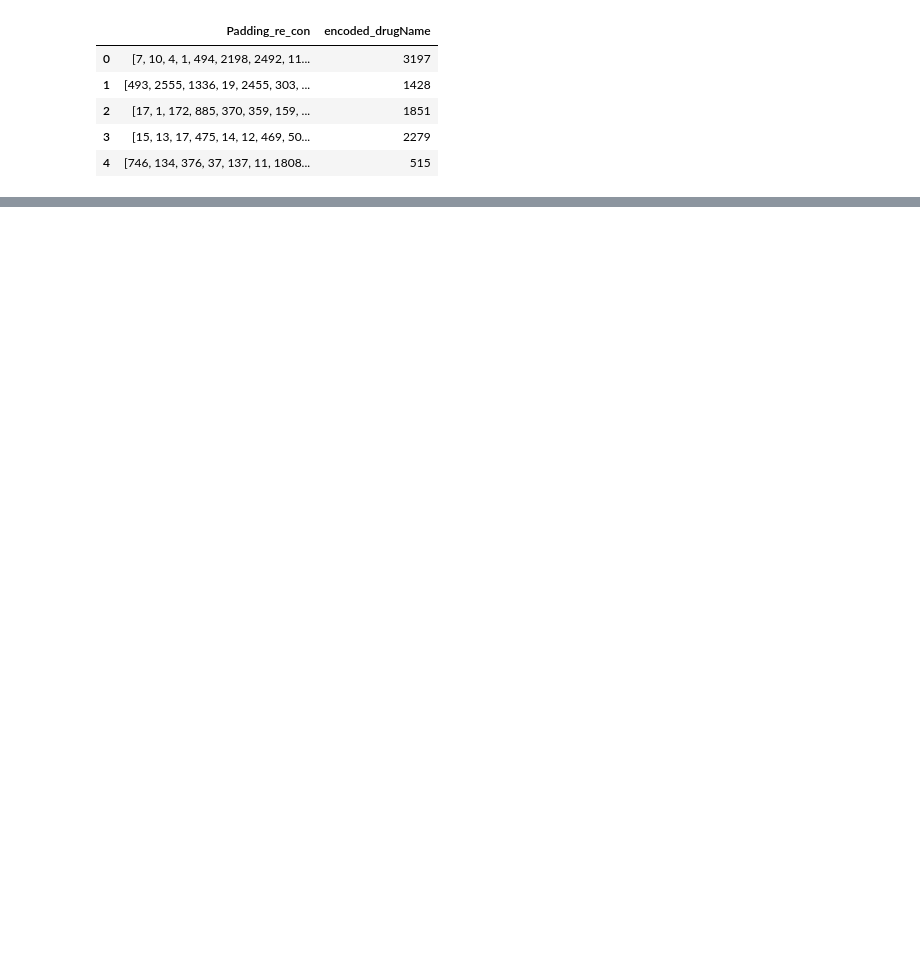
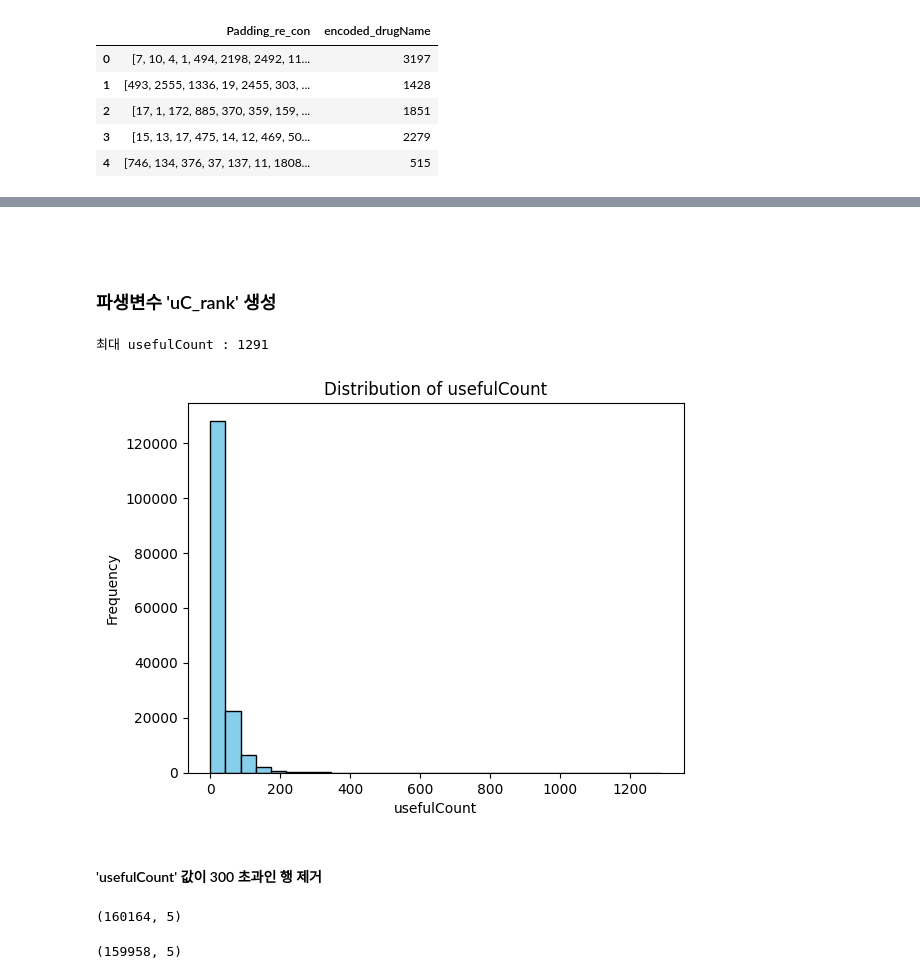
Before and after one commit to 2j0123/Drug-Review-Data-Predictions-Drug-Name, a Jupyter notebook: Drug_Data_Preprocess.ipynb, the cells around one changed output, grey strips where cells are left out. Cells and saved outputs as stored; diff of their text form; code cells hidden in the pictures; blank space fills up the shorter version.

```diff
--- a/Drug_Data_Preprocess.ipynb
+++ b/Drug_Data_Preprocess.ipynb
@@ -557,2 +542,0 @@ drug_data.head()
-# %%
-drug_data['sentiment'] = drug_data['rating'].apply(lambda x: 1 if x >= 8 else (2 if x >= 5 else 3))
@@ -672,0 +667,2 @@ drug_data_for_h20.head()
+# %%
+drug_data_for_weight = drug_data.drop(columns=['uniqueID', 'drugName', 'condition', 'review', 'date', 'fixed_review', 'fixed_condition', 'Combined_re_con', 'fixed_date'])
@@ -672,0 +682,2 @@ drug_data_for_h20.head()
+# %%
+drug_data_for_weight['sentiment'] = drug_data_for_weight['rating'].apply(lambda x: 3 if x >= 8 else (2 if x >= 5 else 1))
@@ -672,0 +693,24 @@ drug_data_for_h20.head()
+# %% [markdown]
+####
+# %% [markdown]
+### 파생변수 'uC_rank' 생성
+# %%
+import matplotlib.pyplot as plt
+
+max_value = max(drug_data_for_weight['usefulCount'])
+print("최대 usefulCount :", max_value)
+
+plt.hist(drug_data_for_weight['usefulCount'], bins=30, color='skyblue', edgecolor='black')
+plt.xlabel('usefulCount')
+plt.ylabel('Frequency')
+plt.title('Distribution of usefulCount')
+plt.show()
+# %% [output]
+최대 usefulCount : 1291
+[figure, added]
+# %% [markdown]
+#### 'usefulCount' 값이 300 초과인 행 제거
+# %%
+drug_data_for_weight.shape
+# %% [output]
+(160164, 5)
@@ -672,0 +719,4 @@ drug_data_for_h20.head()
+# %%
+drug_data_for_weight.shape
+# %% [output]
+(159958, 5)
```
Also changed, not shown: parts of 42 cells of this notebook, 10 other files.
